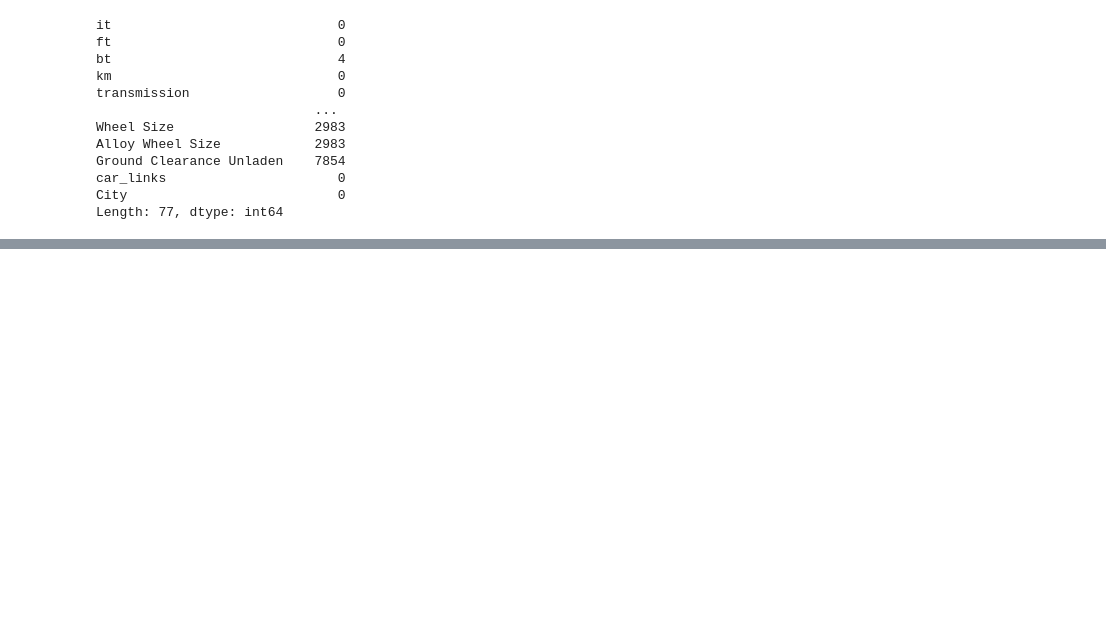
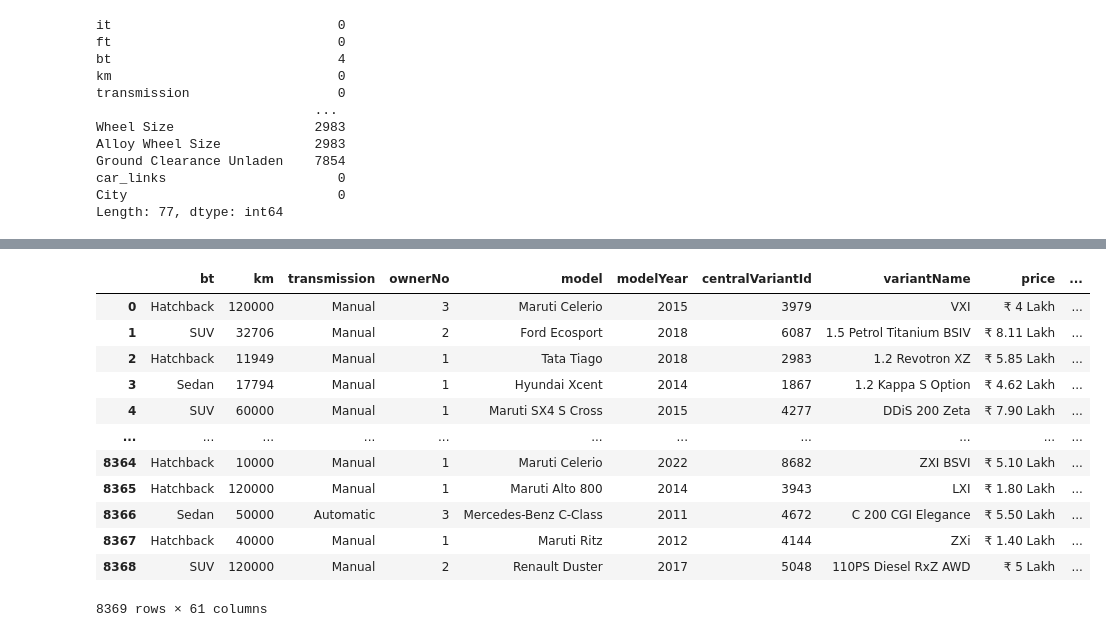
Before and after one commit to Jacquline06/Project-3-Car-Dekho, a Jupyter notebook: DataProcessing.ipynb, the cells around one changed output, grey strips where cells are left out. Saved outputs shown, nothing was run; the diff lists cells and outputs as text; code cells hidden in the pictures; blank space fills up the shorter version.

```diff
--- a/DataProcessing.ipynb
+++ b/DataProcessing.ipynb
@@ -644,0 +687,8 @@ df=pd.set_option('display.max_columns',77)
+# %%
+df.drop(columns="priceFixedText",inplace=True)
+df.drop(columns="trendingText",inplace=True)
+df.drop(columns="oem",inplace=True)
+# %%
+df.drop(columns="Seats.1",inplace=True)
+df.drop(columns="Year of Manufacture",inplace=True)
+df.drop(columns="Kms Driven",inplace=True)
@@ -644,0 +713,10 @@ df=pd.set_option('display.max_columns',77)
+# %%
+df.drop(columns="Seats",inplace=True)
+# %%
+
+df.drop(columns="Seats.1",inplace=True)
+df.drop(columns="Year of Manufacture",inplace=True)
+df.drop(columns="Kms Driven",inplace=True)
+df.drop(columns="Registration Year",inplace=True)
+df.drop(columns="Ownership",inplace=True)
+df.drop(columns="priceSaving",inplace=True)
@@ -644,0 +743,22 @@ df=pd.set_option('display.max_columns',77)
+# %%
+
+# Convert the column to string
+df['km'] = df['km'].astype(str)
+
+# Remove commas and convert to integers
+df['km'] = df['km'].str.replace(",", "").astype(int)
+df
+# %% [output]
+|  | bt | km | transmission | ownerNo | model | modelYear | centralVariantId | variantName | price | ... |
+| 0 | Hatchback | 120000 | Manual | 3 | Maruti Celerio | 2015 | 3979 | VXI | ₹ 4 Lakh | ... |
+| 1 | SUV | 32706 | Manual | 2 | Ford Ecosport | 2018 | 6087 | 1.5 Petrol Titanium BSIV | ₹ 8.11 Lakh | ... |
+| 2 | Hatchback | 11949 | Manual | 1 | Tata Tiago | 2018 | 2983 | 1.2 Revotron XZ | ₹ 5.85 Lakh | ... |
+| 3 | Sedan | 17794 | Manual | 1 | Hyundai Xcent | 2014 | 1867 | 1.2 Kappa S Option | ₹ 4.62 Lakh | ... |
+| 4 | SUV | 60000 | Manual | 1 | Maruti SX4 S Cross | 2015 | 4277 | DDiS 200 Zeta | ₹ 7.90 Lakh | ... |
+| ... | ... | ... | ... | ... | ... | ... | ... | ... | ... | ... |
+| 8364 | Hatchback | 10000 | Manual | 1 | Maruti Celerio | 2022 | 8682 | ZXI BSVI | ₹ 5.10 Lakh | ... |
+| 8365 | Hatchback | 120000 | Manual | 1 | Maruti Alto 800 | 2014 | 3943 | LXI | ₹ 1.80 Lakh | ... |
+| 8366 | Sedan | 50000 | Automatic | 3 | Mercedes-Benz C-Class | 2011 | 4672 | C 200 CGI Elegance | ₹ 5.50 Lakh | ... |
+| 8367 | Hatchback | 40000 | Manual | 1 | Maruti Ritz | 2012 | 4144 | ZXi | ₹ 1.40 Lakh | ... |
+| 8368 | SUV | 120000 | Manual | 2 | Renault Duster | 2017 | 5048 | 110PS Diesel RxZ AWD | ₹ 5 Lakh | ... |
+8369 rows × 61 columns
```
Also changed, not shown: parts of 95 cells of this notebook.
